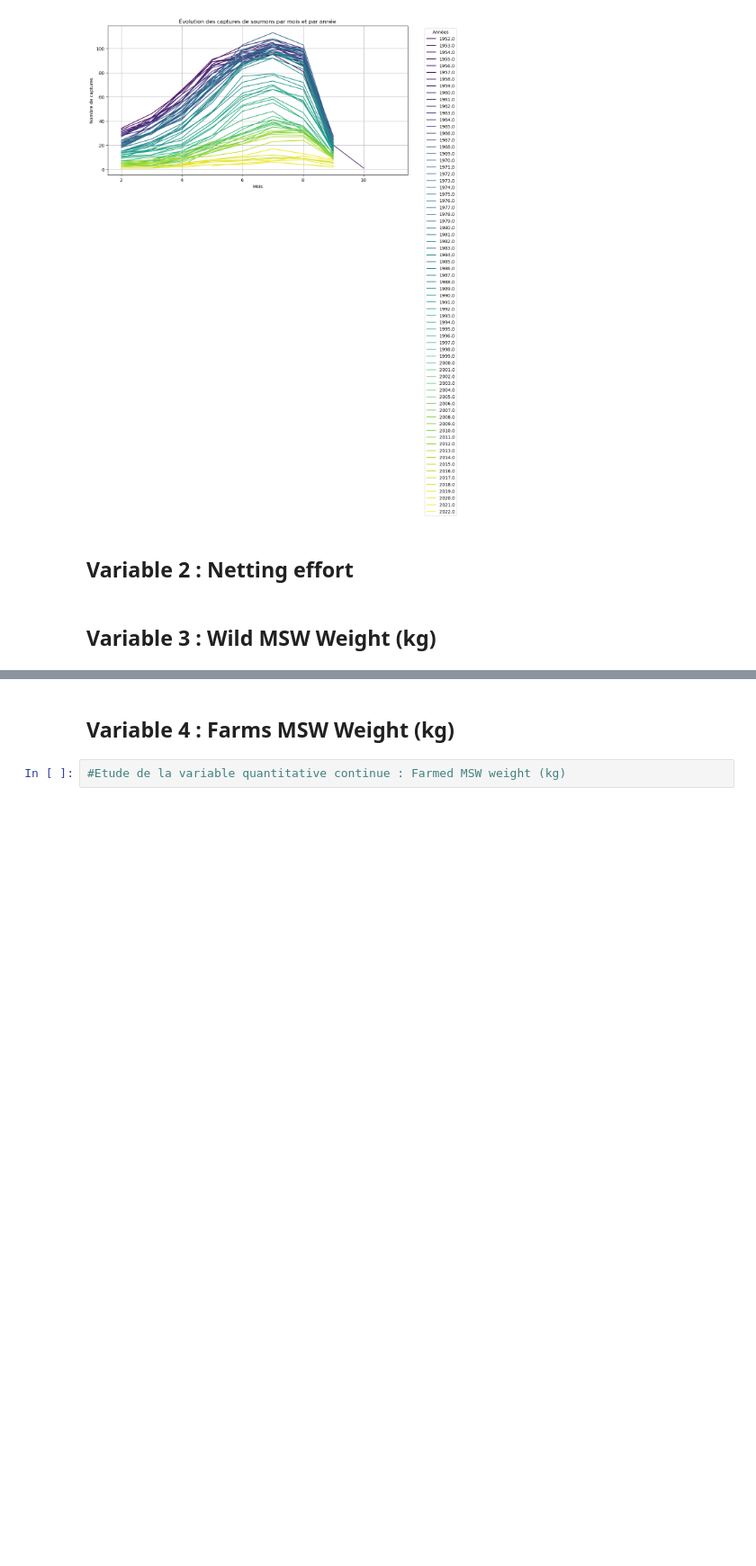
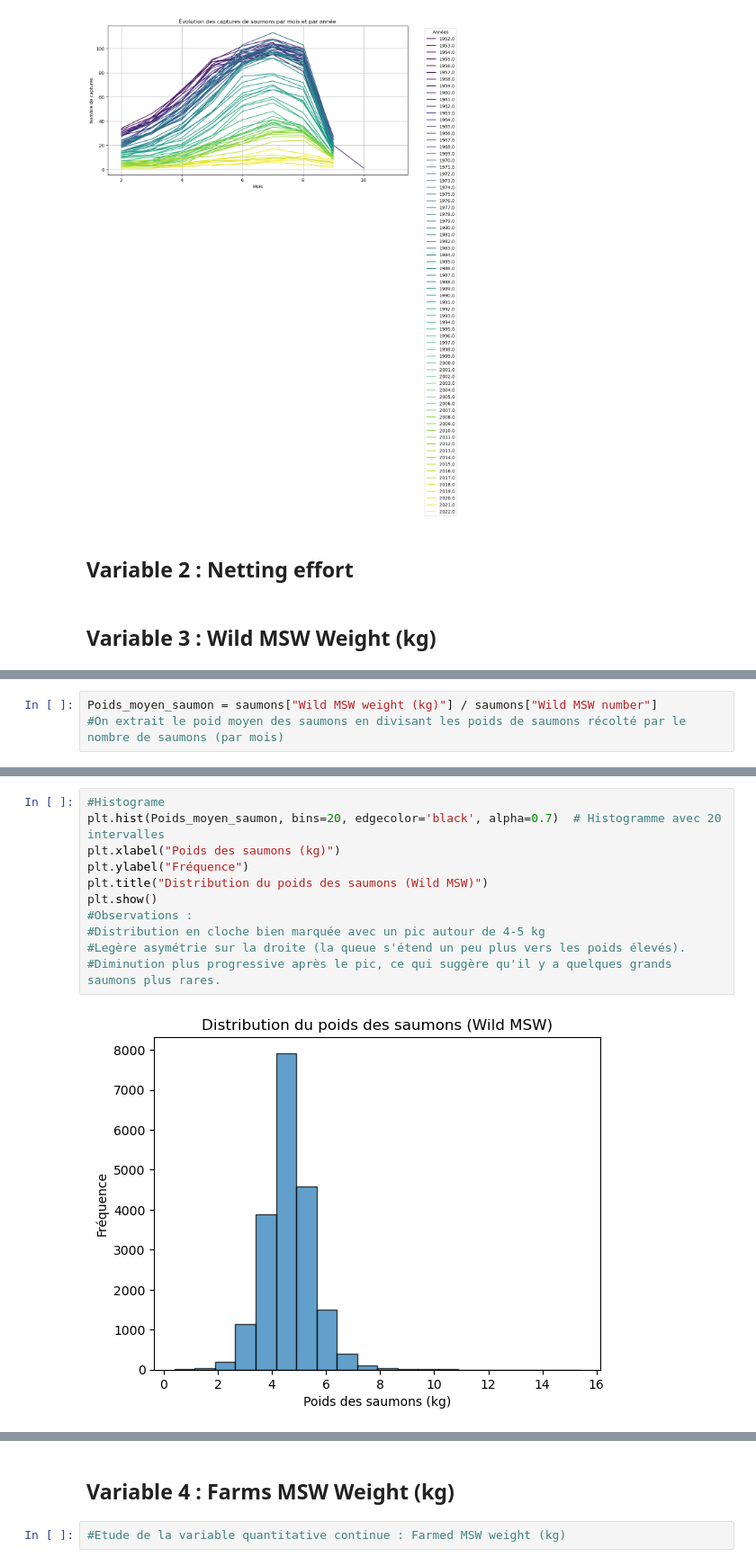
Before and after one commit to F1golfin/projet_stat, a Jupyter notebook: Etude_statistique_Saumons.ipynb, the cells around one changed output, grey strips where cells are left out. Shown: that part at 90% size. Saved outputs shown, nothing was run; the diff lists cells and outputs as text; blank space fills up the shorter version.

```diff
--- a/Etude_statistique_Saumons.ipynb
+++ b/Etude_statistique_Saumons.ipynb
@@ -141,0 +160,3 @@ plt.show()
+# %%
+Poids_moyen_saumon = saumons["Wild MSW weight (kg)"] / saumons["Wild MSW number"]
+#On extrait le poid moyen des saumons en divisant les poids de saumons récolté par le nombre de saumons (par mois)
@@ -141,0 +180,13 @@ plt.show()
+# %%
+#Histograme
+plt.hist(Poids_moyen_saumon, bins=20, edgecolor='black', alpha=0.7)  # Histogramme avec 20 intervalles
+plt.xlabel("Poids des saumons (kg)")
+plt.ylabel("Fréquence")
+plt.title("Distribution du poids des saumons (Wild MSW)")
+plt.show()
+#Observations :
+#Distribution en cloche bien marquée avec un pic autour de 4-5 kg
+#Legère asymétrie sur la droite (la queue s'étend un peu plus vers les poids élevés).
+#Diminution plus progressive après le pic, ce qui suggère qu'il y a quelques grands saumons plus rares.
+# %% [output]
+[figure, added]
```
Also changed, not shown: parts of 4 cells of this notebook.
